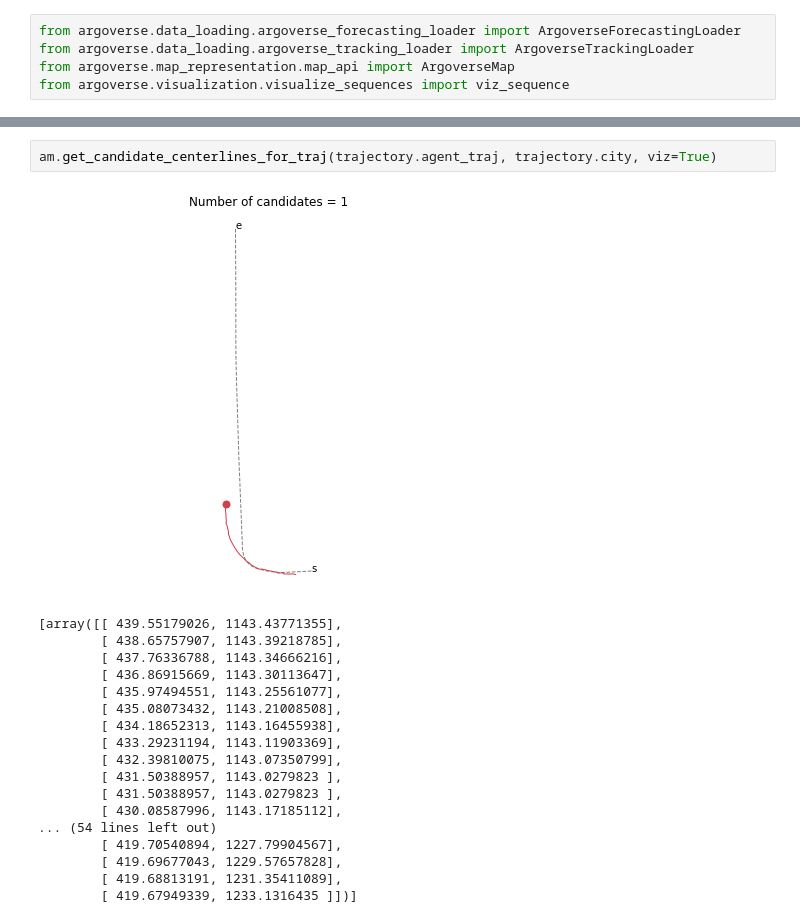
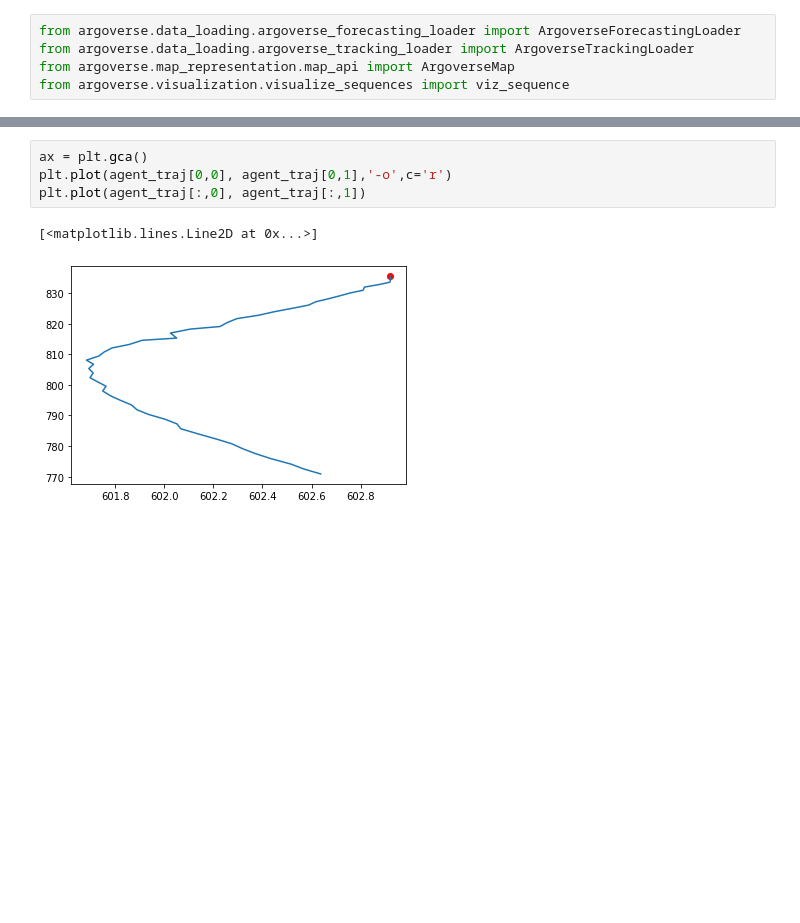
Before and after one commit to aaronh65/argoverse-api, a Jupyter notebook: forecasting_methods/data_viz.ipynb, the cells around one changed output, grey strips where cells are left out. Saved outputs shown, nothing was run; the diff lists cells and outputs as text; blank space fills up the shorter version.

```diff
--- a/forecasting_methods/data_viz.ipynb
+++ b/forecasting_methods/data_viz.ipynb
@@ -89,21 +51,7 @@ array([[ 435.41825202, 1142.53555115],
-# %%
-am.get_candidate_centerlines_for_traj(trajectory.agent_traj, trajectory.city, viz=True)
-# %% [output]
-[figure, removed]
-[array([[ 439.55179026, 1143.43771355],
-        [ 438.65757907, 1143.39218785],
-        [ 437.76336788, 1143.34666216],
-        [ 436.86915669, 1143.30113647],
-        [ 435.97494551, 1143.25561077],
-        [ 435.08073432, 1143.21008508],
-        [ 434.18652313, 1143.16455938],
-        [ 433.29231194, 1143.11903369],
-        [ 432.39810075, 1143.07350799],
-        [ 431.50388957, 1143.0279823 ],
-        [ 431.50388957, 1143.0279823 ],
-        [ 430.08587996, 1143.17185112],
-... (54 lines left out)
-        [ 419.70540894, 1227.79904567],
-        [ 419.69677043, 1229.57657828],
-        [ 419.68813191, 1231.35411089],
-        [ 419.67949339, 1233.1316435 ]])]
+# %%
+ax = plt.gca()
+plt.plot(agent_traj[0,0], agent_traj[0,1],'-o',c='r')
+plt.plot(agent_traj[:,0], agent_traj[:,1])
+# %% [output]
+[<matplotlib.lines.Line2D at 0x...>]
+[figure, added]
```
Also changed, not shown: parts of 7 cells of this notebook, 3 other files.
